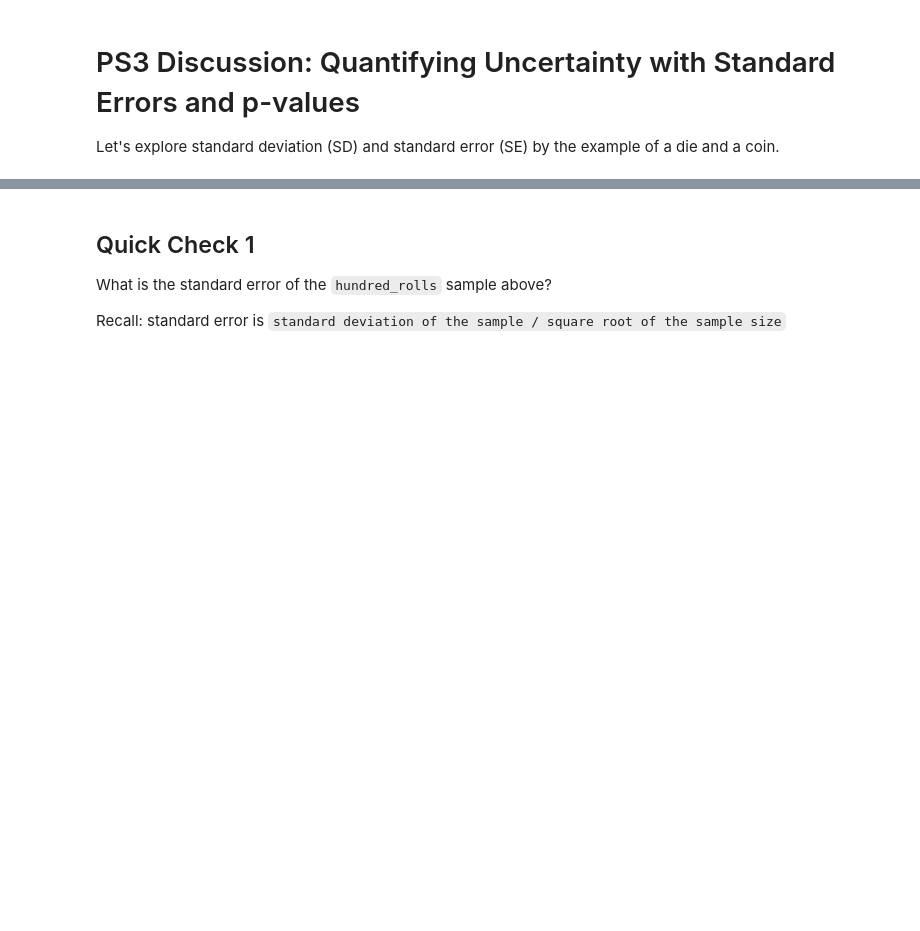
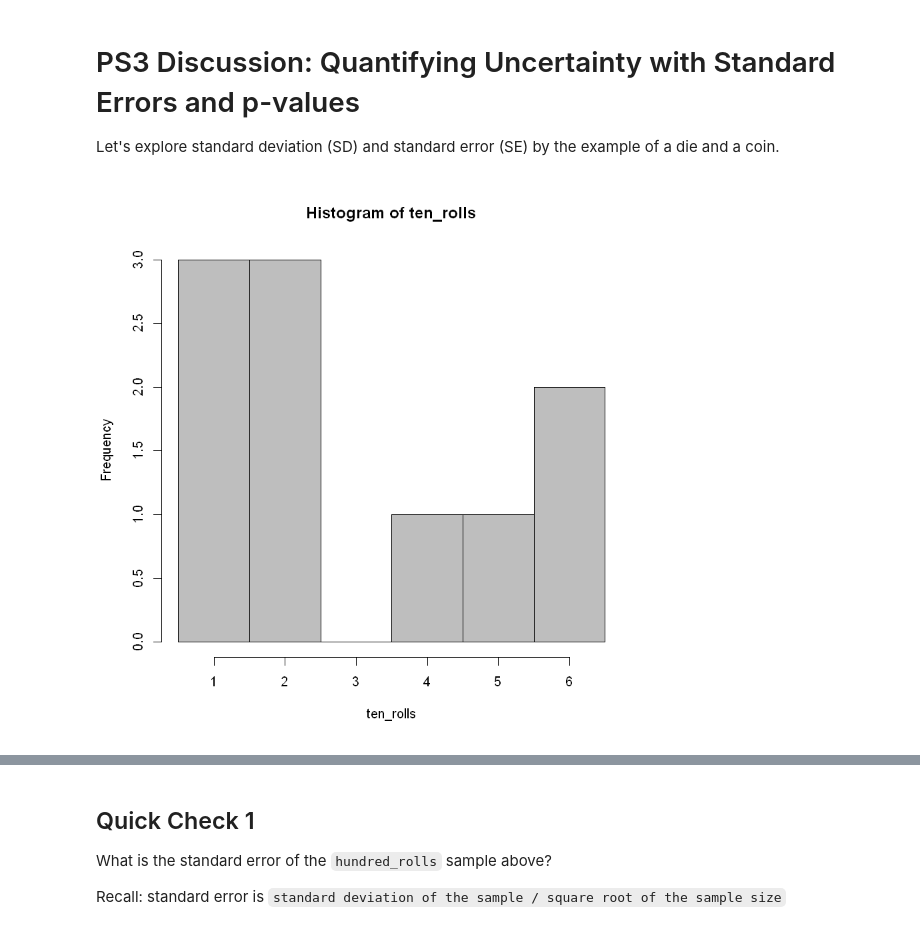
Before and after one commit to junwoosuh/ps3sec_24spring, a Jupyter notebook: lab-6.ipynb, the cells around one changed output, grey strips where cells are left out. Drawn from its saved outputs; the diff is of its cells as text; code cells hidden in the pictures; blank space fills up the shorter version.

```diff
--- a/lab-6.ipynb
+++ b/lab-6.ipynb
@@ -6,9 +6,11 @@ Let's explore standard deviation (SD) and standard error (SE) by the example of
 # creating the sides of a die
 dice <- c(1:6)
 # %%
-# Let's see the distribution of sides if we roll a die 100 times
-hundred_rolls <- sample(dice, 100, replace = TRUE) # What is the sample size here?
-hist(hundred_rolls, col = "gray", breaks = c(0.5:6.5))
+# Let's see the distribution of sides if we roll a die 10 times
+ten_rolls <- sample(dice, 10, replace = TRUE) # What is the sample size here?
+hist(ten_rolls, col = "gray", breaks = c(0.5:6.5))
 
 # Does this look like what you expect? Why?
+# %% [output]
+[figure, added]
 # %%
```
Also changed, not shown: parts of 5 cells of this notebook, 4 other files.
